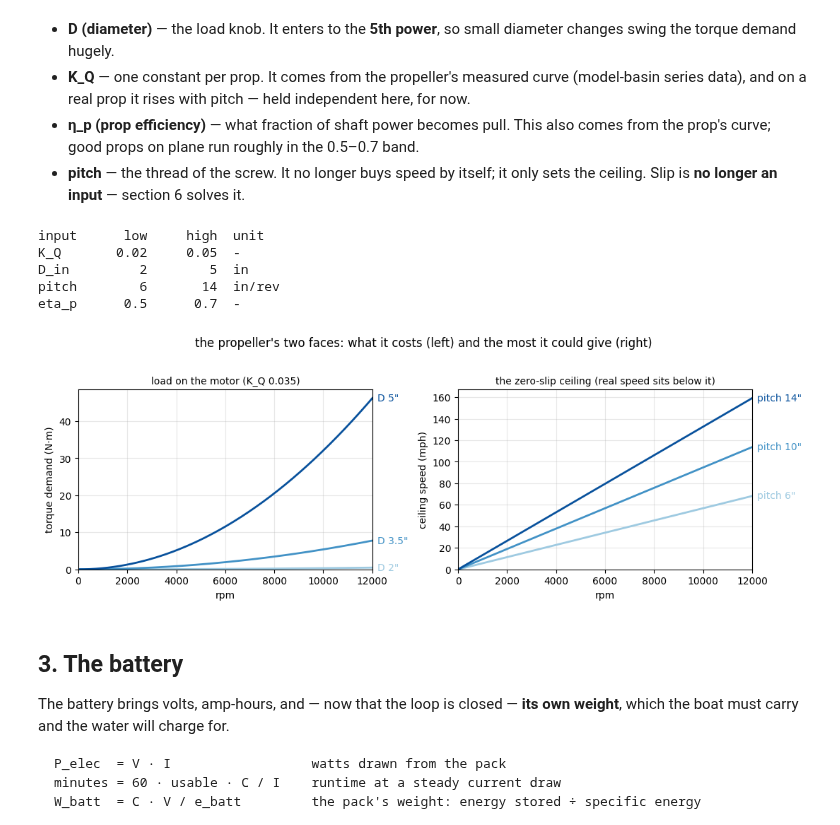
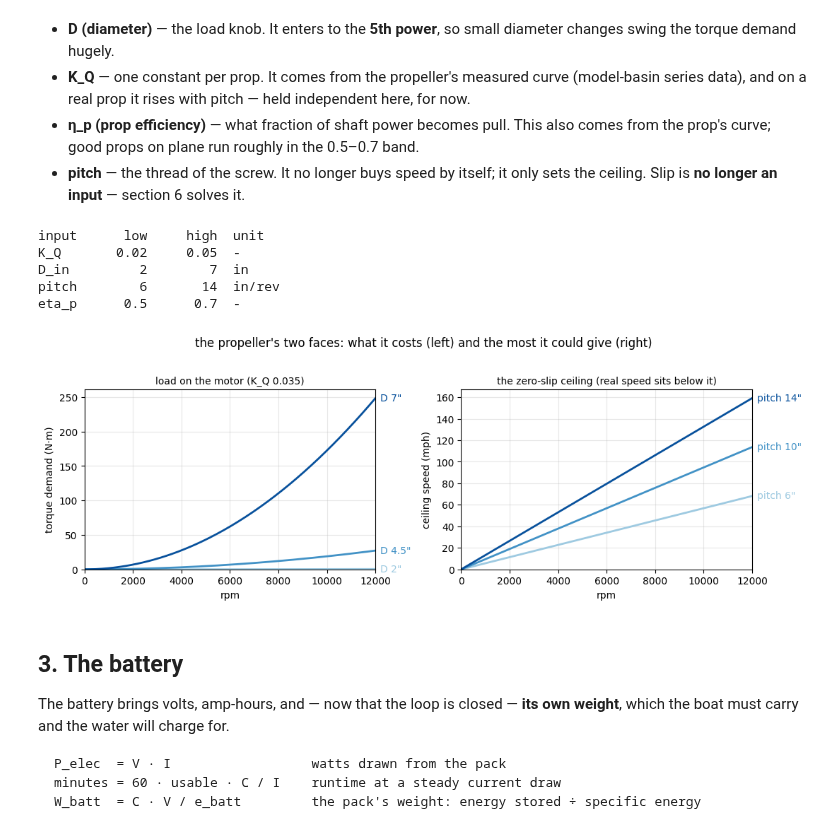
Before and after one commit to MarMar888/haav-modeling, a Jupyter notebook: willmarley.ipynb, the cells around one changed output. Saved outputs shown, nothing was run; the diff lists cells and outputs as text; code cells hidden in the pictures.

```diff
--- a/willmarley.ipynb
+++ b/willmarley.ipynb
@@ -165,7 +165,7 @@ What each knob really is:
 # %%
 PROP_BOUNDS = {
     "K_Q":   (0.02, 0.05),
-    "D_in":  (2.0, 5.0),
+    "D_in":  (2.0, 7.0),
     "pitch": (6.0, 14.0),
     "eta_p": (0.5, 0.7),
 }
@@ -173,35 +173,35 @@ PROP_UNITS = {"K_Q": "-", "D_in": "in", "pitch": "in/rev", "eta_p": "-"}
 show_bounds(PROP_BOUNDS, PROP_UNITS)
 
 KQ_mid = sum(PROP_BOUNDS["K_Q"]) / 2
 rpm = np.linspace(0, 12000, 200)
 
 fig, (ax1, ax2) = plt.subplots(1, 2, figsize=(11, 3.8))
 for D_in, color in zip(lo_mid_hi(PROP_BOUNDS, "D_in"), SEQ):
     Q = KQ_mid * RHO * (rpm / 60) ** 2 * (D_in * 0.0254) ** 5
     ax1.plot(rpm, Q, color=color, lw=2)
     ax1.annotate(f'D {D_in:g}"', (rpm[-1], Q[-1]),
                  xytext=(5, 0), textcoords="offset points", color=color, va="center")
 for pitch, color in zip(lo_mid_hi(PROP_BOUNDS, "pitch"), SEQ):
     mph_max = rpm * pitch / 1056
     ax2.plot(rpm, mph_max, color=color, lw=2)
     ax2.annotate(f'pitch {pitch:g}"', (rpm[-1], mph_max[-1]),
                  xytext=(5, 0), textcoords="offset points", color=color, va="center")
 ax1.set_xlabel("rpm"); ax1.set_ylabel("torque demand (N·m)")
 ax1.set_title(f"load on the motor (K_Q {KQ_mid:g})", fontsize=10)
 ax2.set_xlabel("rpm"); ax2.set_ylabel("ceiling speed (mph)")
 ax2.set_title("the zero-slip ceiling (real speed sits below it)", fontsize=10)
 for ax in (ax1, ax2):
     ax.grid(alpha=0.3); ax.set_xlim(0, rpm[-1]); ax.set_ylim(bottom=0)
     ax.margins(x=0.15)
 fig.suptitle("the propeller's two faces: what it costs (left) and the most it could give (right)", y=1.02)
 plt.tight_layout(); plt.show()
 # %% [output]
 input      low     high  unit
 K_Q       0.02     0.05  -
-D_in         2        5  in
+D_in         2        7  in
 pitch        6       14  in/rev
 eta_p      0.5      0.7  -
-[figure, old version]
+[figure, new version]
 # %% [markdown]
 ## 3. The battery
 
```
Also changed, not shown: parts of 11 cells of this notebook, 2 other files.
